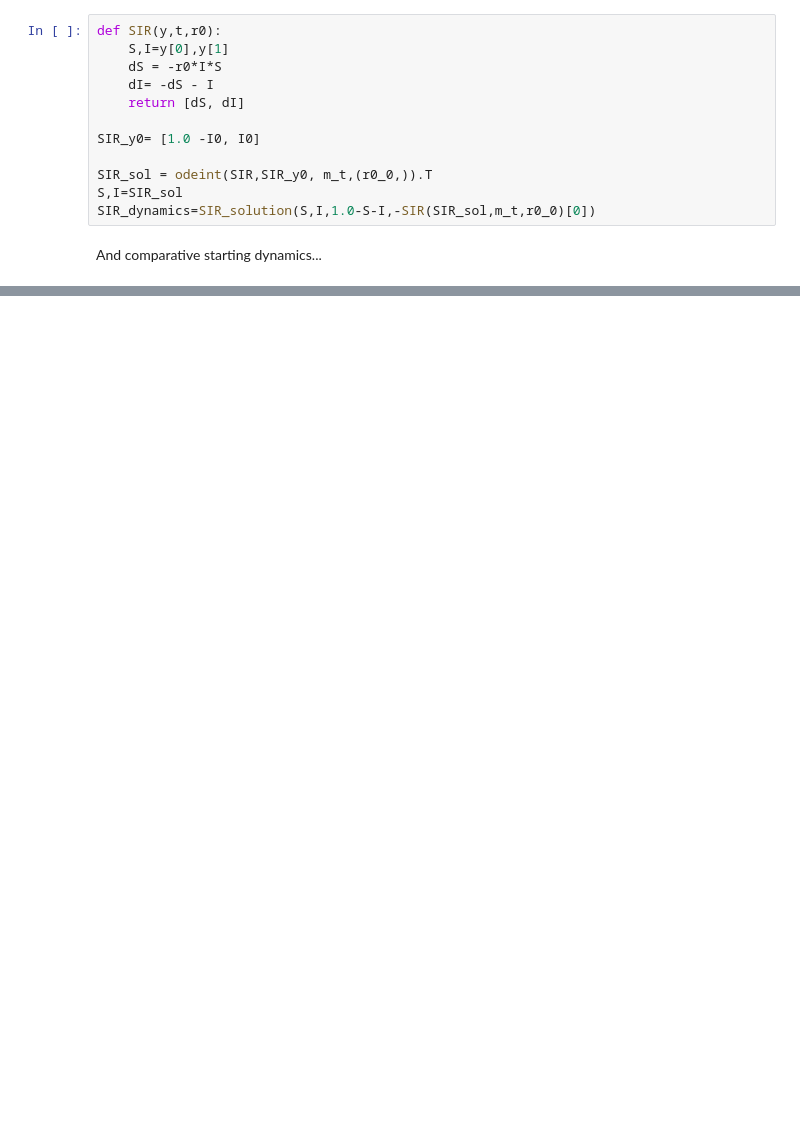
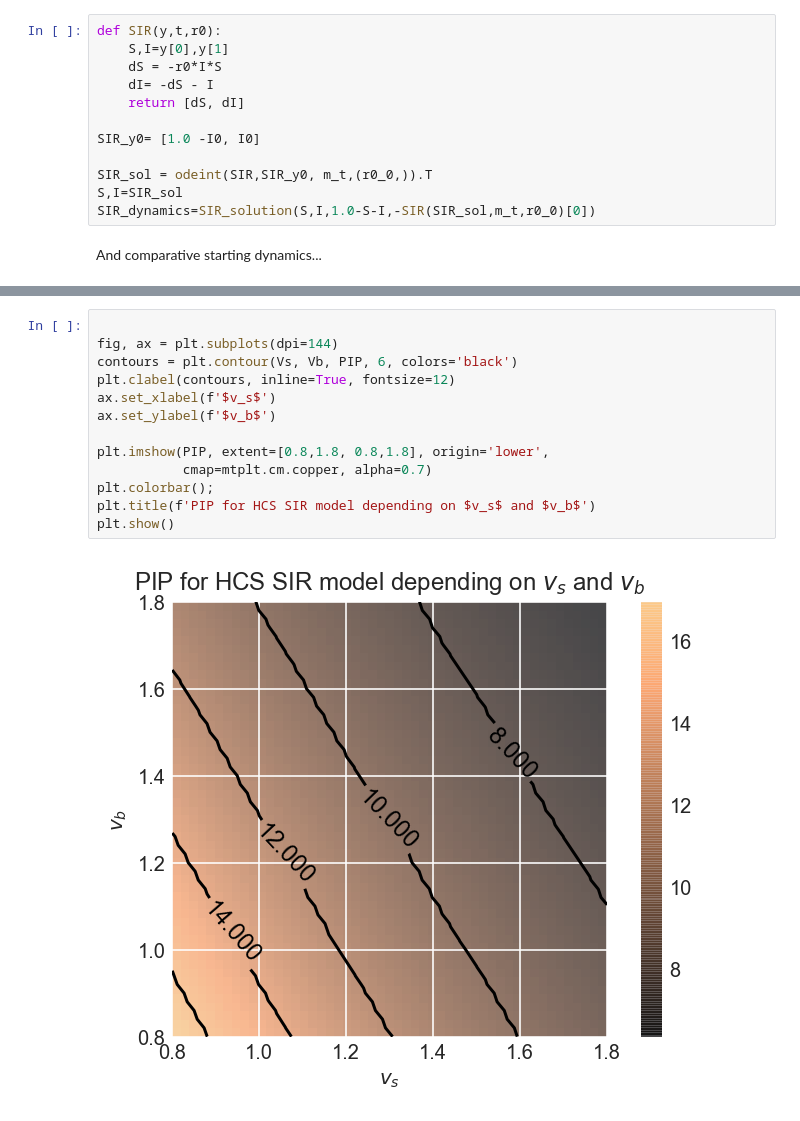
Before and after one commit to ivvaan/A-disease-spread-inhomogeneous-models, a Jupyter notebook: city_level_spread_dymamic/2_heterogeneity_in_spreading_the_disease.ipynb, the cells around one changed output, grey strips where cells are left out. Drawn from its saved outputs; the diff is of its cells as text; blank space fills up the shorter version.

```diff
--- a/city_level_spread_dymamic/2_heterogeneity_in_spreading_the_disease.ipynb
+++ b/city_level_spread_dymamic/2_heterogeneity_in_spreading_the_disease.ipynb
@@ -440,0 +465,15 @@ plt.show()
+# %%
+
+fig, ax = plt.subplots(dpi=144)
+contours = plt.contour(Vs, Vb, PIP, 6, colors='black')
+plt.clabel(contours, inline=True, fontsize=12)
+ax.set_xlabel(f'$v_s$')
+ax.set_ylabel(f'$v_b$')
+
+plt.imshow(PIP, extent=[0.8,1.8, 0.8,1.8], origin='lower',
+           cmap=mtplt.cm.copper, alpha=0.7)
+plt.colorbar();
+plt.title(f'PIP for HCS SIR model depending on $v_s$ and $v_b$')
+plt.show()
+# %% [output]
+[figure, added]
```
Also changed, not shown: parts of 17 cells of this notebook, 1 other file.
